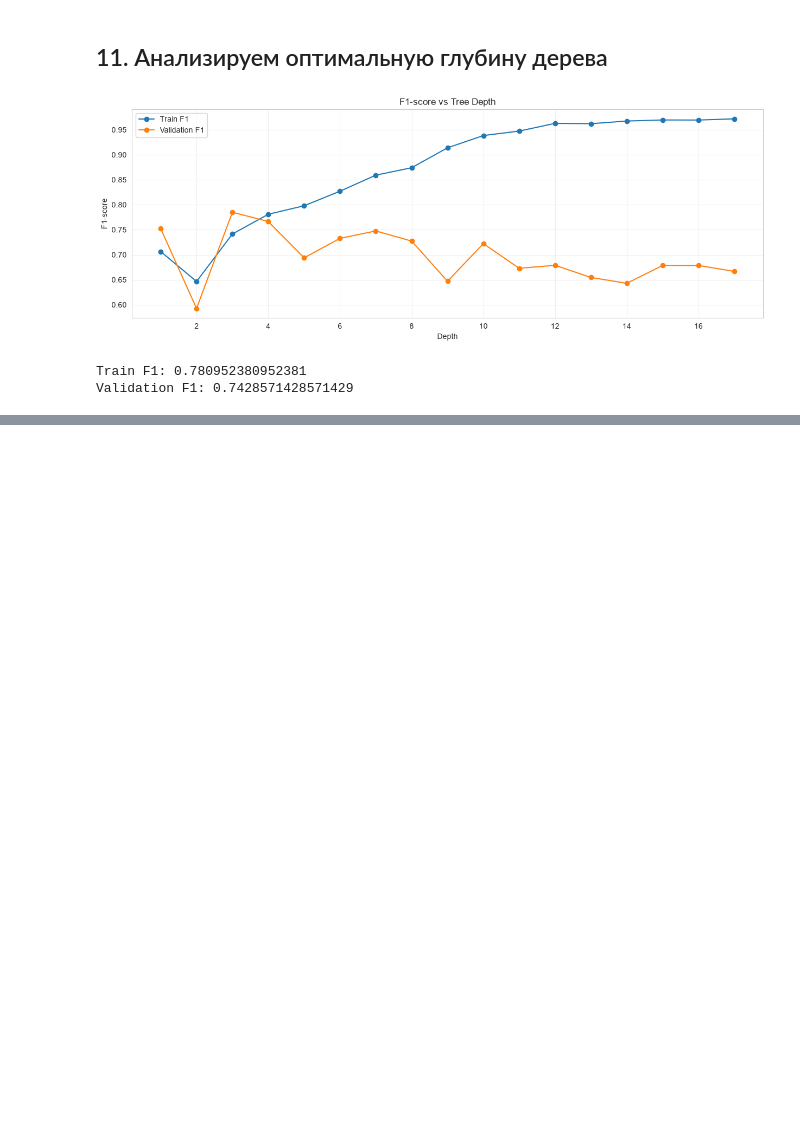
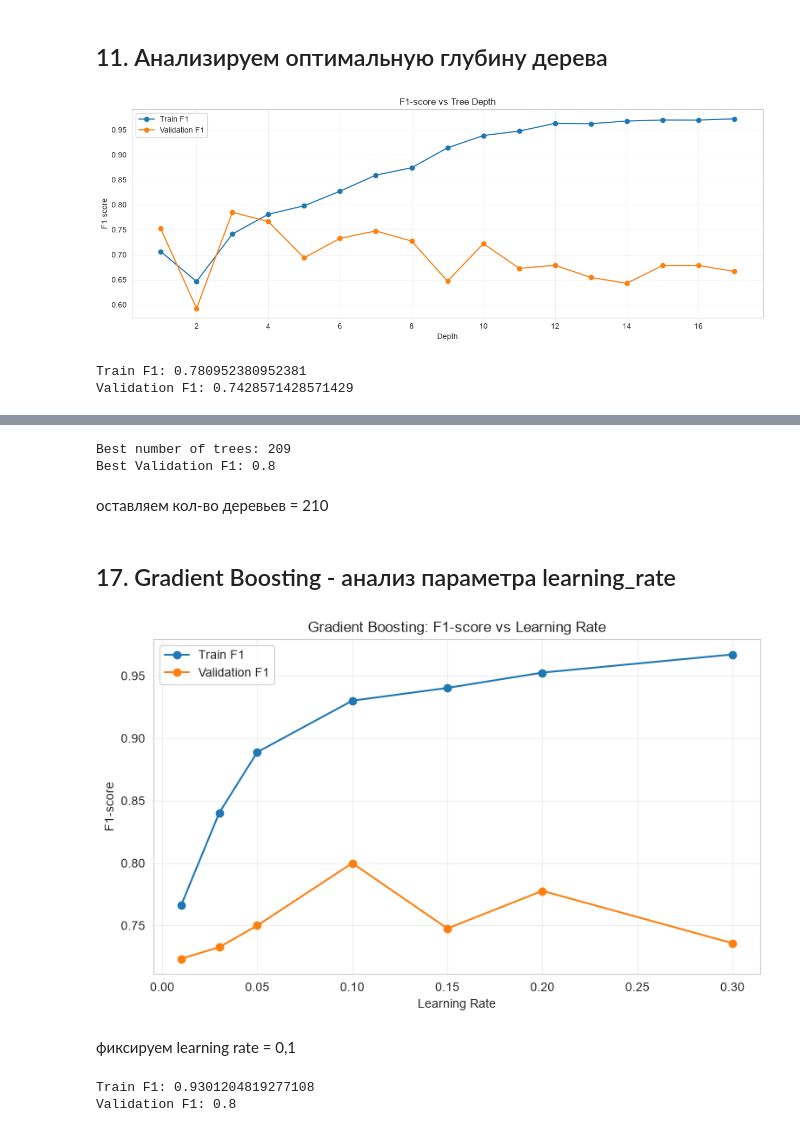
Before and after one commit to ArtYou23/ml_course_mai, a Jupyter notebook: classification/titanic.ipynb, the cells around one changed output, grey strips where cells are left out. Saved outputs shown, nothing was run; the diff lists cells and outputs as text; code cells hidden in the pictures; blank space fills up the shorter version.

```diff
--- a/classification/titanic.ipynb
+++ b/classification/titanic.ipynb
@@ -277,0 +462,72 @@ Validation F1: 0.7428571428571429
+# %%
+best_n = val_scores.index(max(val_scores)) + 1
+
+print("Best number of trees:", best_n)
+print("Best Validation F1:", max(val_scores))
+# %% [output]
+Best number of trees: 209
+Best Validation F1: 0.8
+# %% [markdown]
+оставляем кол-во деревьев = 210
+# %% [markdown]
+## 17. Gradient Boosting - анализ параметра learning_rate
+# %%
+learning_rates = [0.01, 0.03, 0.05, 0.1, 0.15, 0.2, 0.3]
+
+lr_train_scores = []
+lr_val_scores = []
+
+for lr in learning_rates:
+    model = GradientBoostingClassifier(
+        n_estimators=210,
+        learning_rate=lr,
+        max_depth=3,
+        random_state=42
+    )
+
+    model.fit(X_train_p, y_train)
+
+    lr_train_scores.append(
+        f1_score(y_train, model.predict(X_train_p))
+    )
+
+    lr_val_scores.append(
+        f1_score(y_val, model.predict(X_val_p))
+    )
+
+plt.figure(figsize=(9, 5))
+
+plt.plot(learning_rates, lr_train_scores,
+         marker="o", label="Train F1")
+
+plt.plot(learning_rates, lr_val_scores,
+         marker="o", label="Validation F1")
+
+plt.xlabel("Learning Rate")
+plt.ylabel("F1-score")
+plt.title("Gradient Boosting: F1-score vs Learning Rate")
+
+plt.legend()
+plt.grid(alpha=0.3)
+plt.show()
+# %% [output]
+[figure, added]
+# %% [markdown]
+фиксируем learning rate = 0,1
+# %%
+boosting = GradientBoostingClassifier(
+    n_estimators=210,
+    learning_rate=0.1,
+    max_depth=3,
+    random_state=42
+)
+
+boosting.fit(X_train_p, y_train)
+
+boosting_pred = boosting.predict(X_val_p)
+
+print("Train F1:", f1_score(y_train, boosting.predict(X_train_p)))
+print("Validation F1:", f1_score(y_val, boosting_pred))
+# %% [output]
+Train F1: 0.9301204819277108
+Validation F1: 0.8
```
Also changed, not shown: parts of 24 cells of this notebook.
